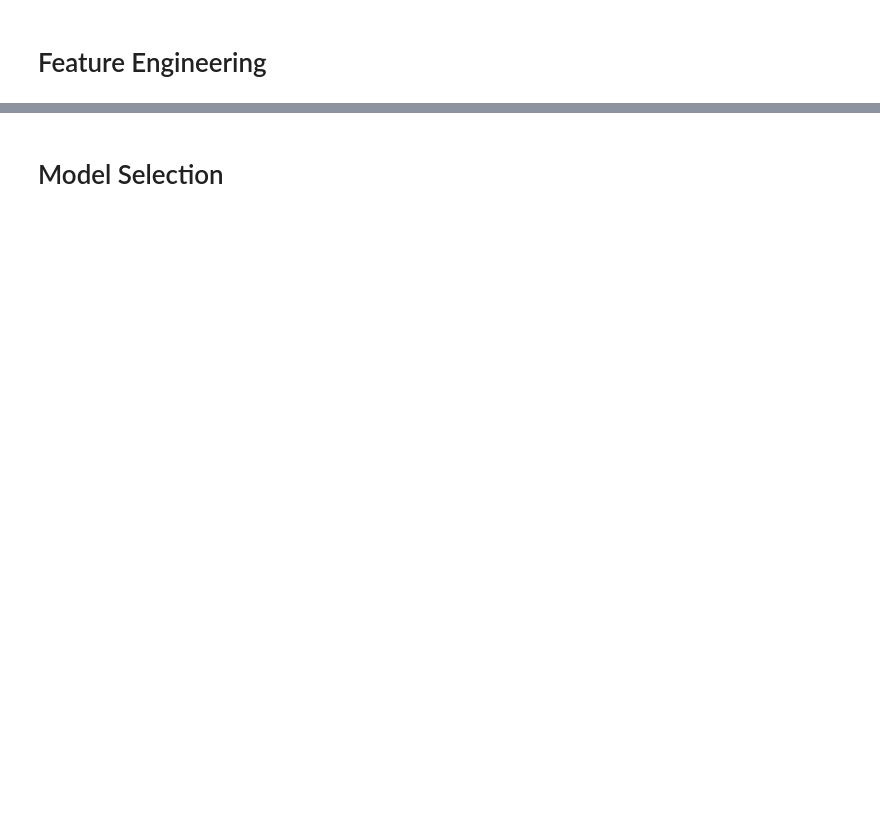
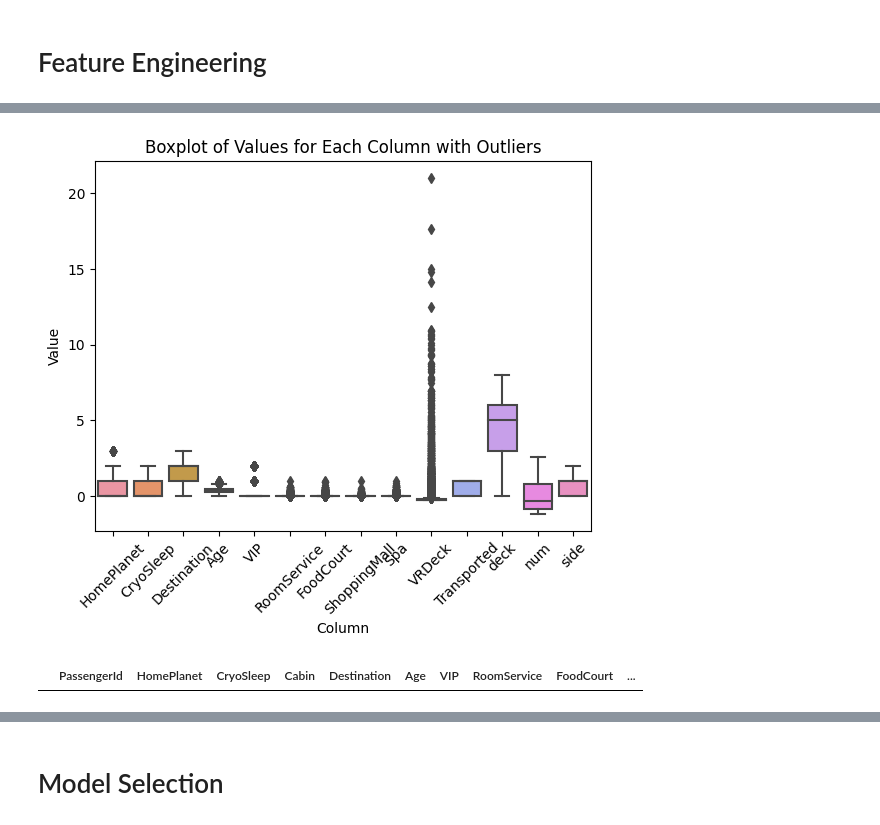
Before and after one commit to farhanarrafi/UNT-CSE-SpaceshipTitanic, a Jupyter notebook: Spaceship_notebook.ipynb, the cells around one changed output, grey strips where cells are left out. Drawn from its saved outputs; the diff is of its cells as text; code cells hidden in the pictures; blank space fills up the shorter version.

Commit message:
Working on preprocessing

```diff
--- a/Spaceship_notebook.ipynb
+++ b/Spaceship_notebook.ipynb
@@ -84,0 +154,3 @@ memory usage: 891.5+ KB
+# %%
+df_train.loc[df_train['deck'].isin(['A', 'B', 'D']), 'HomePlanet'] = 'Europa'
+df_train.loc[df_train['deck']=='G', 'HomePlanet'] = 'Earth'
@@ -85 +222,10 @@ memory usage: 891.5+ KB
+# %%
+# Filter rows with non-null 'Cabin'
+non_null_cabin = df_train[df_train['Cabin'].notnull()]
+
+# Create a dictionary mapping 'Family' to non-null 'HomePlanet' values
+family_homeplanet_map = dict(zip(non_null_homeplanet['Family'], non_null_cabin['Cabin']))
+
+# Fill NaN values in 'HomePlanet' using the mapped values
+df_train['Cabin'] = df_train['Family'].map(family_homeplanet_map)
 # %%
@@ -105,0 +273,23 @@ test["HomePlanet"].fillna('Z', inplace=True)
+# %%
+from sklearn.preprocessing import StandardScaler
+from sklearn.preprocessing import MinMaxScaler
+
+scr=StandardScaler()
+minn=MinMaxScaler()
+
+
+def scaling(df):
+  df["FoodCourt"]= minn.fit_transform(df[["FoodCourt"]])
+  df["RoomService"]= minn.fit_transform(df[["RoomService"]])
+  df["ShoppingMall"]= minn.fit_transform(df[["ShoppingMall"]])
+  df["Spa"]= minn.fit_transform(df[["Spa"]])
+  df["Age"]= minn.fit_transform(df[["Age"]])
+  df["VRDeck"]= scr.fit_transform(df[["VRDeck"]])
+  df["num"]= scr.fit_transform(df[["num"]])
+
+  return df
+df_train = scaling(df_train)
+df_test = scaling(df_test)
+# add new row
+
+df_train
@@ -105,0 +310,15 @@ test["HomePlanet"].fillna('Z', inplace=True)
+# %%
+
+#plt.figure(figsize=(12, 6))
+sns.boxplot(data=df_train, fliersize=5)  # Set fliersize to highlight outliers
+plt.title('Boxplot of Values for Each Column with Outliers')
+plt.xlabel('Column')
+plt.ylabel('Value')
+plt.xticks(rotation=45)  # Rotate x-axis labels for better visibility
+plt.show()
+# %% [output]
+[figure, added]
+# %%
+df_train[df_train['Age']<0]
+# %% [output]
+|  | PassengerId | HomePlanet | CryoSleep | Cabin | Destination | Age | VIP | RoomService | FoodCourt | ... |
```
Also changed, not shown: parts of 37 cells of this notebook.
